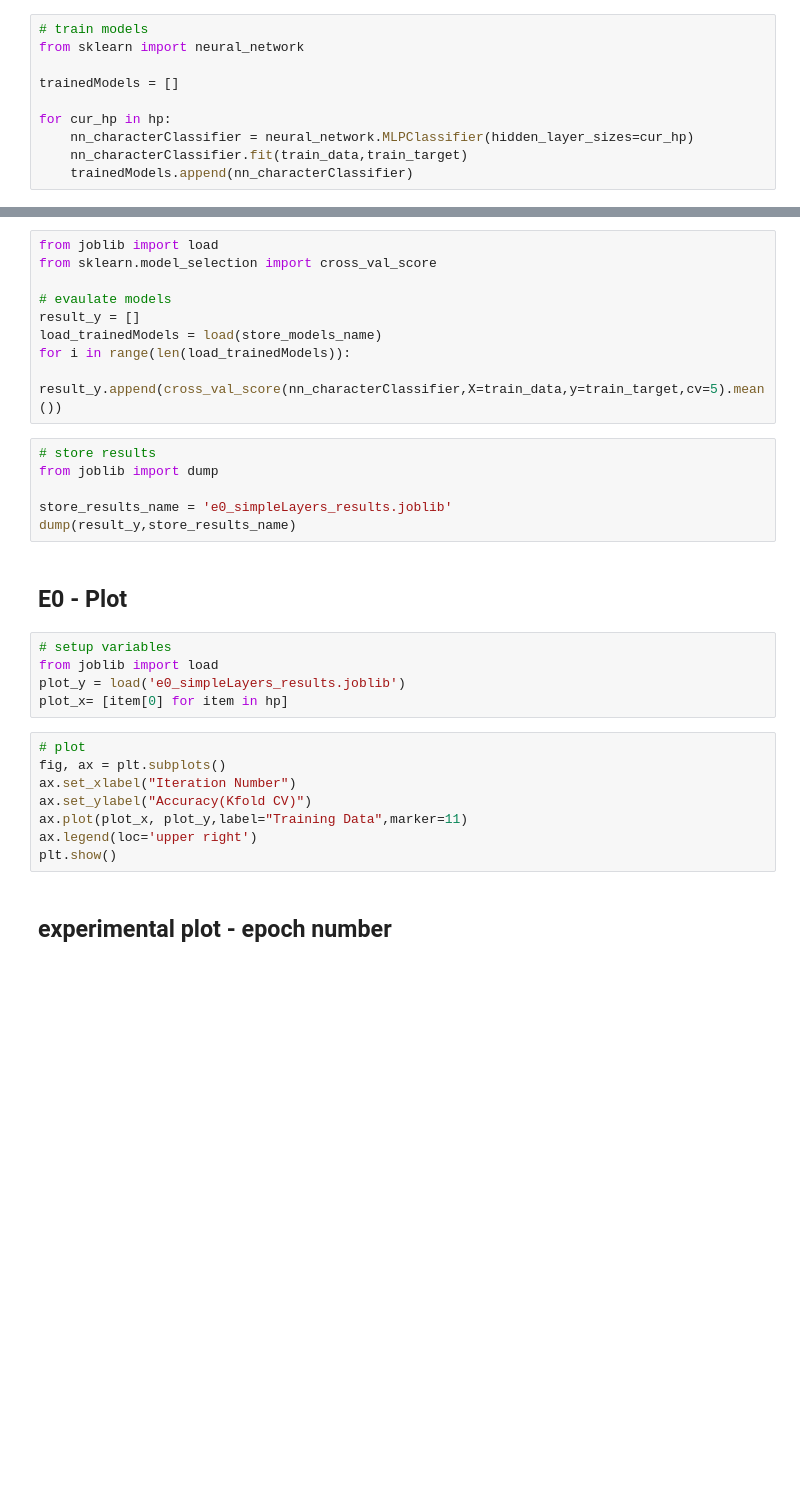
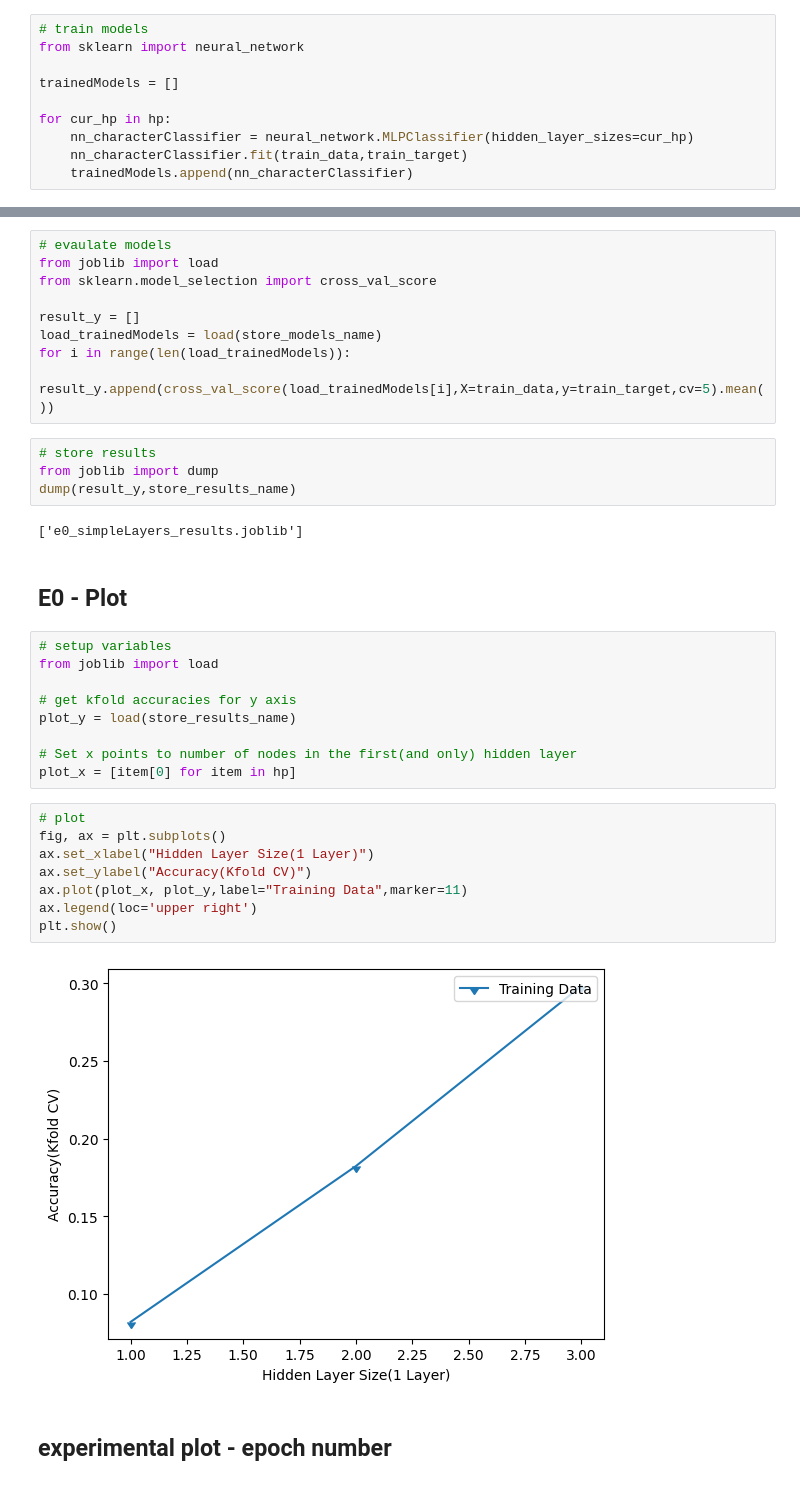
Before and after one commit to ebert-c/SENG-474-Project, a Jupyter notebook: seng475_project_nn_v2.ipynb, the cells around one changed output, grey strips where cells are left out. Saved outputs shown, nothing was run; the diff lists cells and outputs as text; blank space fills up the shorter version.

```diff
--- a/seng475_project_nn_v2.ipynb
+++ b/seng475_project_nn_v2.ipynb
@@ -113,33 +118,39 @@ dump(trainedModels,store_models_name)
 # %%
+# evaulate models
 from joblib import load
 from sklearn.model_selection import cross_val_score
 
-# evaulate models
 result_y = []
 load_trainedModels = load(store_models_name)
 for i in range(len(load_trainedModels)):
-    result_y.append(cross_val_score(nn_characterClassifier,X=train_data,y=train_target,cv=5).mean())
+    result_y.append(cross_val_score(load_trainedModels[i],X=train_data,y=train_target,cv=5).mean())
 # %%
 # store results
 from joblib import dump
-
-store_results_name = 'e0_simpleLayers_results.joblib'
 dump(result_y,store_results_name)
+# %% [output]
+['e0_simpleLayers_results.joblib']
 # %% [markdown]
 ## E0 - Plot
 # %%
 # setup variables
 from joblib import load
-plot_y = load('e0_simpleLayers_results.joblib')
-plot_x= [item[0] for item in hp]
+
+# get kfold accuracies for y axis
+plot_y = load(store_results_name)
+
+# Set x points to number of nodes in the first(and only) hidden layer
+plot_x = [item[0] for item in hp]
 # %%
 # plot
 fig, ax = plt.subplots()
-ax.set_xlabel("Iteration Number")
+ax.set_xlabel("Hidden Layer Size(1 Layer)")
 ax.set_ylabel("Accuracy(Kfold CV)")
 ax.plot(plot_x, plot_y,label="Training Data",marker=11)
 ax.legend(loc='upper right')
 plt.show()
+# %% [output]
+[figure, added]
 # %% [markdown]
 ## experimental plot - epoch number
 # %%
```
Also changed, not shown: parts of 8 cells of this notebook.
